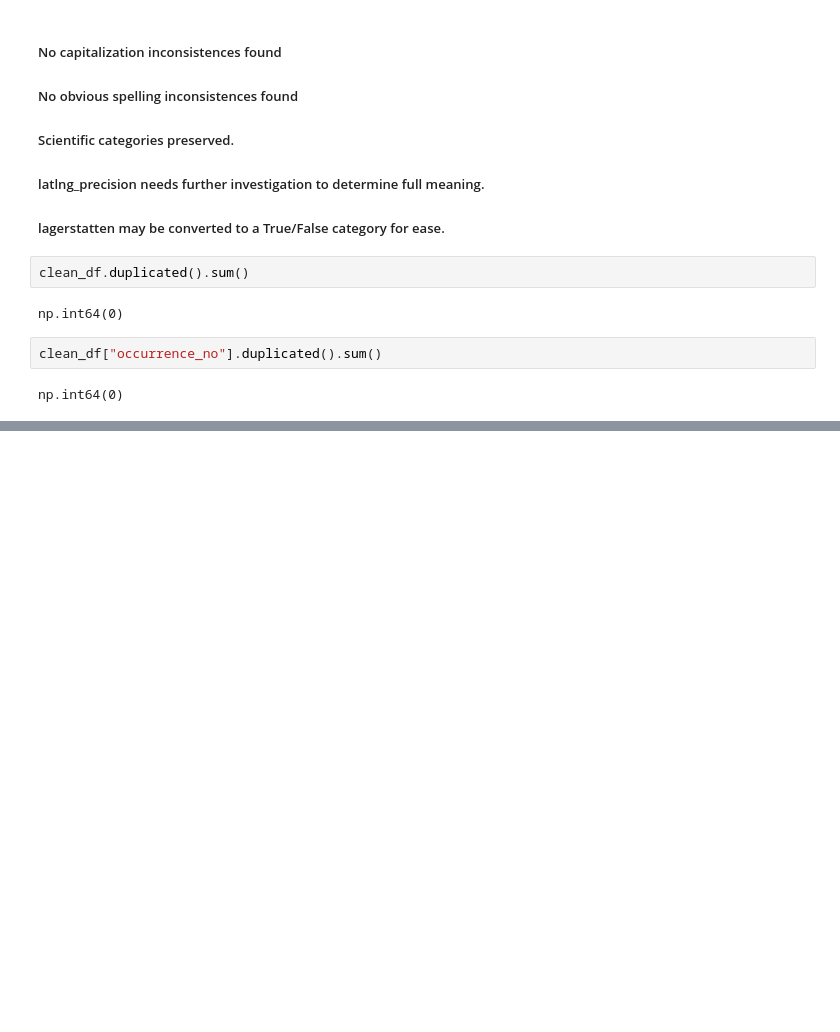
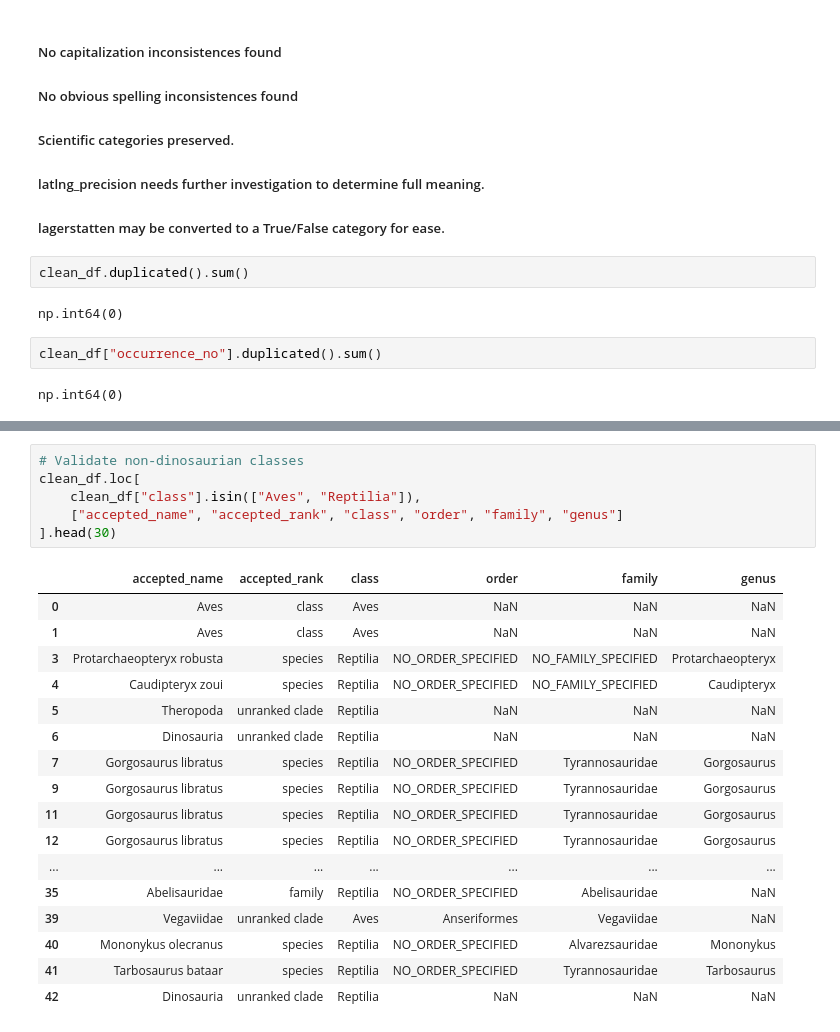
Before and after one commit to gilmorejh/dinosaur-fossil-explorer, a Jupyter notebook: notebooks/clean_data.ipynb, the cells around one changed output, grey strips where cells are left out. Saved outputs shown, nothing was run; the diff lists cells and outputs as text; blank space fills up the shorter version.

```diff
--- a/notebooks/clean_data.ipynb
+++ b/notebooks/clean_data.ipynb
@@ -457,0 +688,24 @@ reference_no: 7781 unique values
+# %%
+# Validate non-dinosaurian classes
+clean_df.loc[
+    clean_df["class"].isin(["Aves", "Reptilia"]),
+    ["accepted_name", "accepted_rank", "class", "order", "family", "genus"]
+].head(30)
+# %% [output]
+|  | accepted_name | accepted_rank | class | order | family | genus |
+| 0 | Aves | class | Aves | NaN | NaN | NaN |
+| 1 | Aves | class | Aves | NaN | NaN | NaN |
+| 3 | Protarchaeopteryx robusta | species | Reptilia | NO_ORDER_SPECIFIED | NO_FAMILY_SPECIFIED | Protarchaeopteryx |
+| 4 | Caudipteryx zoui | species | Reptilia | NO_ORDER_SPECIFIED | NO_FAMILY_SPECIFIED | Caudipteryx |
+| 5 | Theropoda | unranked clade | Reptilia | NaN | NaN | NaN |
+| 6 | Dinosauria | unranked clade | Reptilia | NaN | NaN | NaN |
+| 7 | Gorgosaurus libratus | species | Reptilia | NO_ORDER_SPECIFIED | Tyrannosauridae | Gorgosaurus |
+| 9 | Gorgosaurus libratus | species | Reptilia | NO_ORDER_SPECIFIED | Tyrannosauridae | Gorgosaurus |
+| 11 | Gorgosaurus libratus | species | Reptilia | NO_ORDER_SPECIFIED | Tyrannosauridae | Gorgosaurus |
+| 12 | Gorgosaurus libratus | species | Reptilia | NO_ORDER_SPECIFIED | Tyrannosauridae | Gorgosaurus |
+| ... | ... | ... | ... | ... | ... | ... |
+| 35 | Abelisauridae | family | Reptilia | NO_ORDER_SPECIFIED | Abelisauridae | NaN |
+| 39 | Vegaviidae | unranked clade | Aves | Anseriformes | Vegaviidae | NaN |
+| 40 | Mononykus olecranus | species | Reptilia | NO_ORDER_SPECIFIED | Alvarezsauridae | Mononykus |
+| 41 | Tarbosaurus bataar | species | Reptilia | NO_ORDER_SPECIFIED | Tyrannosauridae | Tarbosaurus |
+| 42 | Dinosauria | unranked clade | Reptilia | NaN | NaN | NaN |
```
Also changed, not shown: parts of 35 cells of this notebook.
